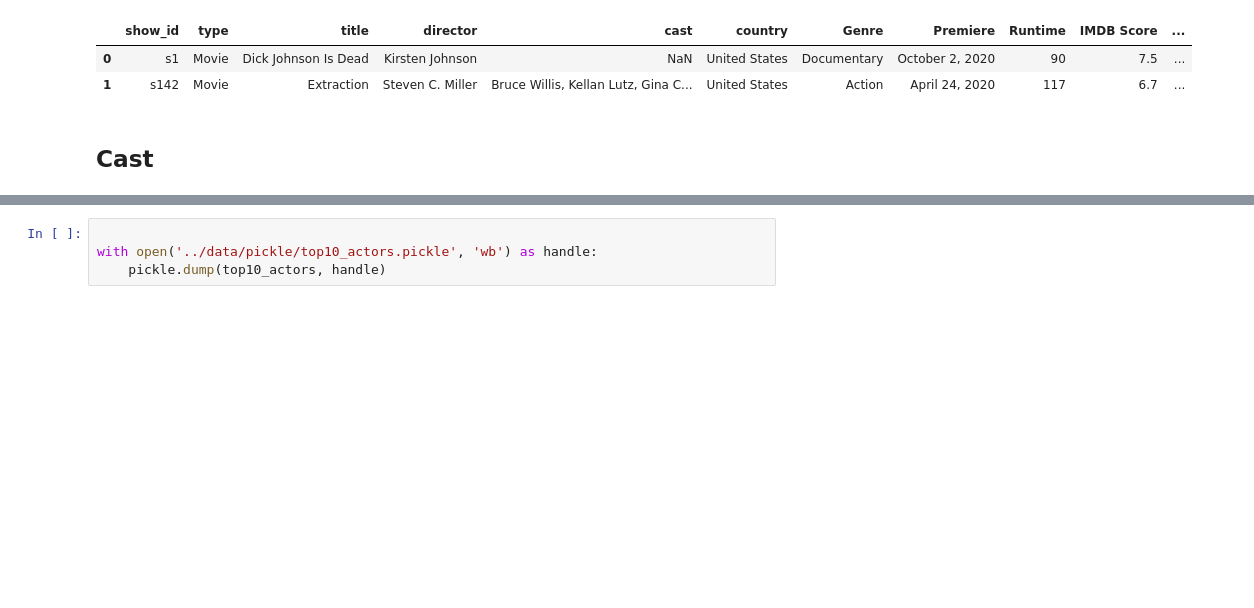
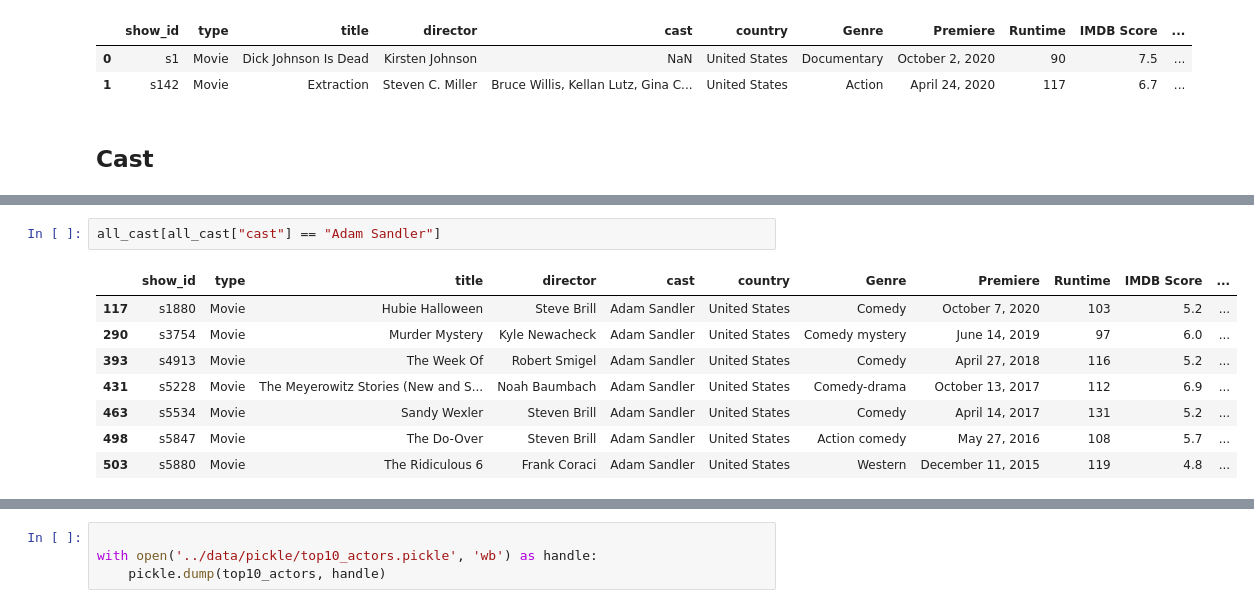
Before and after one commit to AnaAGG/Netflix-Analysis, a Jupyter notebook: Notebooks/4-Netflix_Originals.ipynb, the cells around one changed output, grey strips where cells are left out. Saved outputs shown, nothing was run; the diff lists cells and outputs as text; blank space fills up the shorter version.

```diff
--- a/Notebooks/4-Netflix_Originals.ipynb
+++ b/Notebooks/4-Netflix_Originals.ipynb
@@ -96,0 +181,11 @@ all_cast.head(3)
+# %%
+all_cast[all_cast["cast"] == "Adam Sandler"]
+# %% [output]
+|  | show_id | type | title | director | cast | country | Genre | Premiere | Runtime | IMDB Score | ... |
+| 117 | s1880 | Movie | Hubie Halloween | Steve Brill | Adam Sandler | United States | Comedy | October 7, 2020 | 103 | 5.2 | ... |
+| 290 | s3754 | Movie | Murder Mystery | Kyle Newacheck | Adam Sandler | United States | Comedy mystery | June 14, 2019 | 97 | 6.0 | ... |
+| 393 | s4913 | Movie | The Week Of | Robert Smigel | Adam Sandler | United States | Comedy | April 27, 2018 | 116 | 5.2 | ... |
+| 431 | s5228 | Movie | The Meyerowitz Stories (New and S... | Noah Baumbach | Adam Sandler | United States | Comedy-drama | October 13, 2017 | 112 | 6.9 | ... |
+| 463 | s5534 | Movie | Sandy Wexler | Steven Brill | Adam Sandler | United States | Comedy | April 14, 2017 | 131 | 5.2 | ... |
+| 498 | s5847 | Movie | The Do-Over | Steven Brill | Adam Sandler | United States | Action comedy | May 27, 2016 | 108 | 5.7 | ... |
+| 503 | s5880 | Movie | The Ridiculous 6 | Frank Coraci | Adam Sandler | United States | Western | December 11, 2015 | 119 | 4.8 | ... |
```
Also changed, not shown: parts of 13 cells of this notebook, 3 other files.
